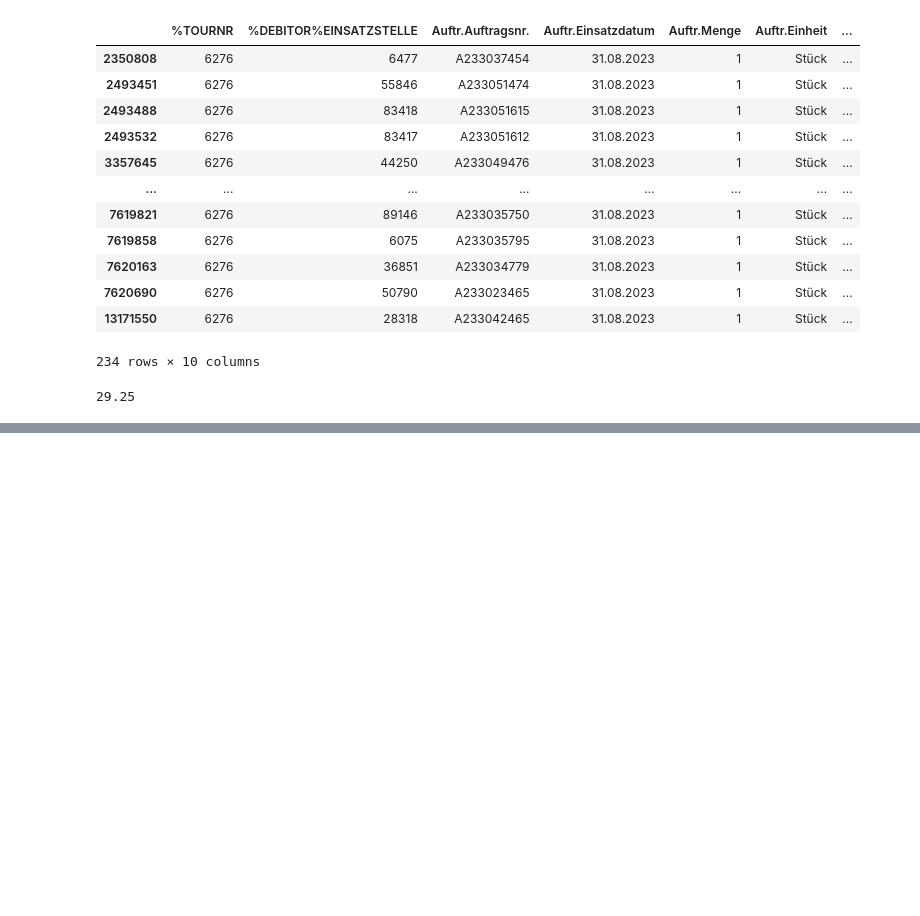
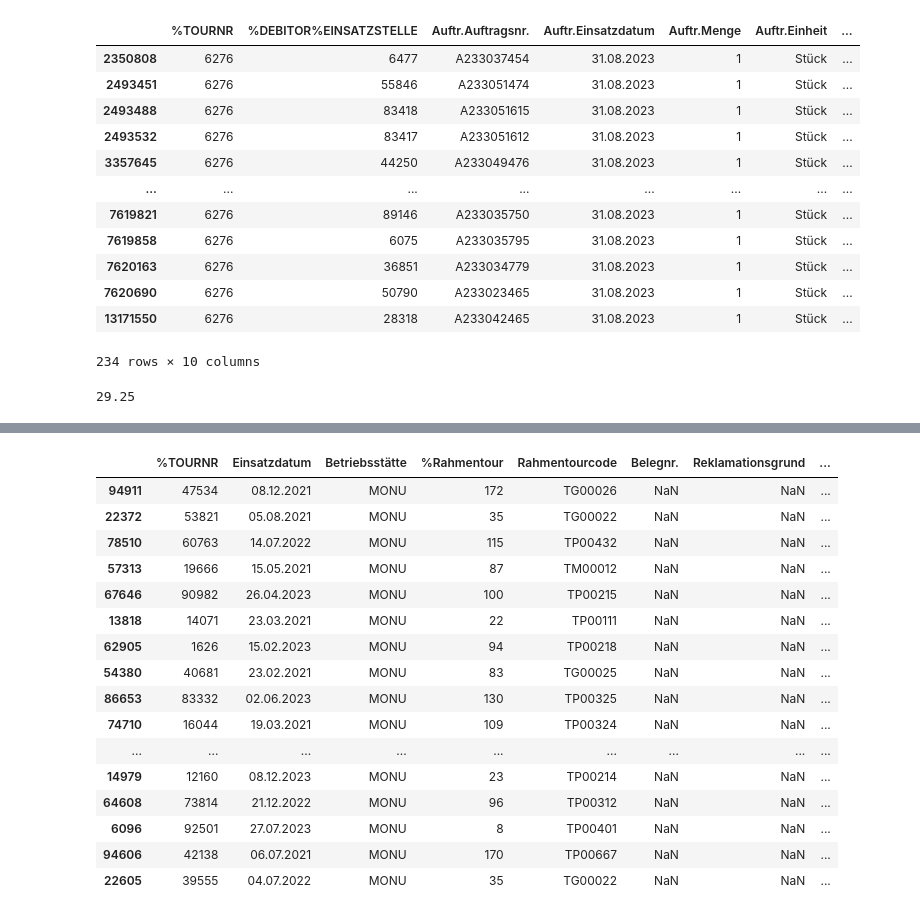
Before and after one commit to baz263/n3xtcoder, a Jupyter notebook: join.ipynb, the cells around one changed output, grey strips where cells are left out. Saved outputs shown, nothing was run; the diff lists cells and outputs as text; code cells hidden in the pictures; blank space fills up the shorter version.

Commit message:
added column showing rahmentour average employee count

```diff
--- a/join.ipynb
+++ b/join.ipynb
@@ -287,0 +335,2 @@ tasks[tasks['%TOURNR'] == 6276]
+# %%
+sorted_grouped = sorted_grouped.rename(columns={'%Mitarbeiternummer': 'employee_count'})
@@ -287,0 +357,2 @@ tasks[tasks['%TOURNR'] == 6276]
+# %%
+average_employee_count = sorted_grouped.groupby('%Rahmentour')['employee_count'].mean().reset_index()
@@ -287,0 +375,24 @@ tasks[tasks['%TOURNR'] == 6276]
+# %%
+everything_table = pd.merge(tours_join_complaints_employees_taskcoount, average_employee_count, on = '%Rahmentour', how = 'inner' )
+# %%
+everything_table = everything_table.rename(columns={'employee_count_x': 'employee_count', 'employee_count_y': 'average_employee_count'})
+# %%
+everything_table.sample(20)
+# %% [output]
+|  | %TOURNR | Einsatzdatum | Betriebsstätte | %Rahmentour | Rahmentourcode | Belegnr. | Reklamationsgrund | ... |
+| 94911 | 47534 | 08.12.2021 | MONU | 172 | TG00026 | NaN | NaN | ... |
+| 22372 | 53821 | 05.08.2021 | MONU | 35 | TG00022 | NaN | NaN | ... |
+| 78510 | 60763 | 14.07.2022 | MONU | 115 | TP00432 | NaN | NaN | ... |
+| 57313 | 19666 | 15.05.2021 | MONU | 87 | TM00012 | NaN | NaN | ... |
+| 67646 | 90982 | 26.04.2023 | MONU | 100 | TP00215 | NaN | NaN | ... |
+| 13818 | 14071 | 23.03.2021 | MONU | 22 | TP00111 | NaN | NaN | ... |
+| 62905 | 1626 | 15.02.2023 | MONU | 94 | TP00218 | NaN | NaN | ... |
+| 54380 | 40681 | 23.02.2021 | MONU | 83 | TG00025 | NaN | NaN | ... |
+| 86653 | 83332 | 02.06.2023 | MONU | 130 | TP00325 | NaN | NaN | ... |
+| 74710 | 16044 | 19.03.2021 | MONU | 109 | TP00324 | NaN | NaN | ... |
+| ... | ... | ... | ... | ... | ... | ... | ... | ... |
+| 14979 | 12160 | 08.12.2023 | MONU | 23 | TP00214 | NaN | NaN | ... |
+| 64608 | 73814 | 21.12.2022 | MONU | 96 | TP00312 | NaN | NaN | ... |
+| 6096 | 92501 | 27.07.2023 | MONU | 8 | TP00401 | NaN | NaN | ... |
+| 94606 | 42138 | 06.07.2021 | MONU | 170 | TP00667 | NaN | NaN | ... |
+| 22605 | 39555 | 04.07.2022 | MONU | 35 | TG00022 | NaN | NaN | ... |
```
Also changed, not shown: parts of 10 cells of this notebook.
